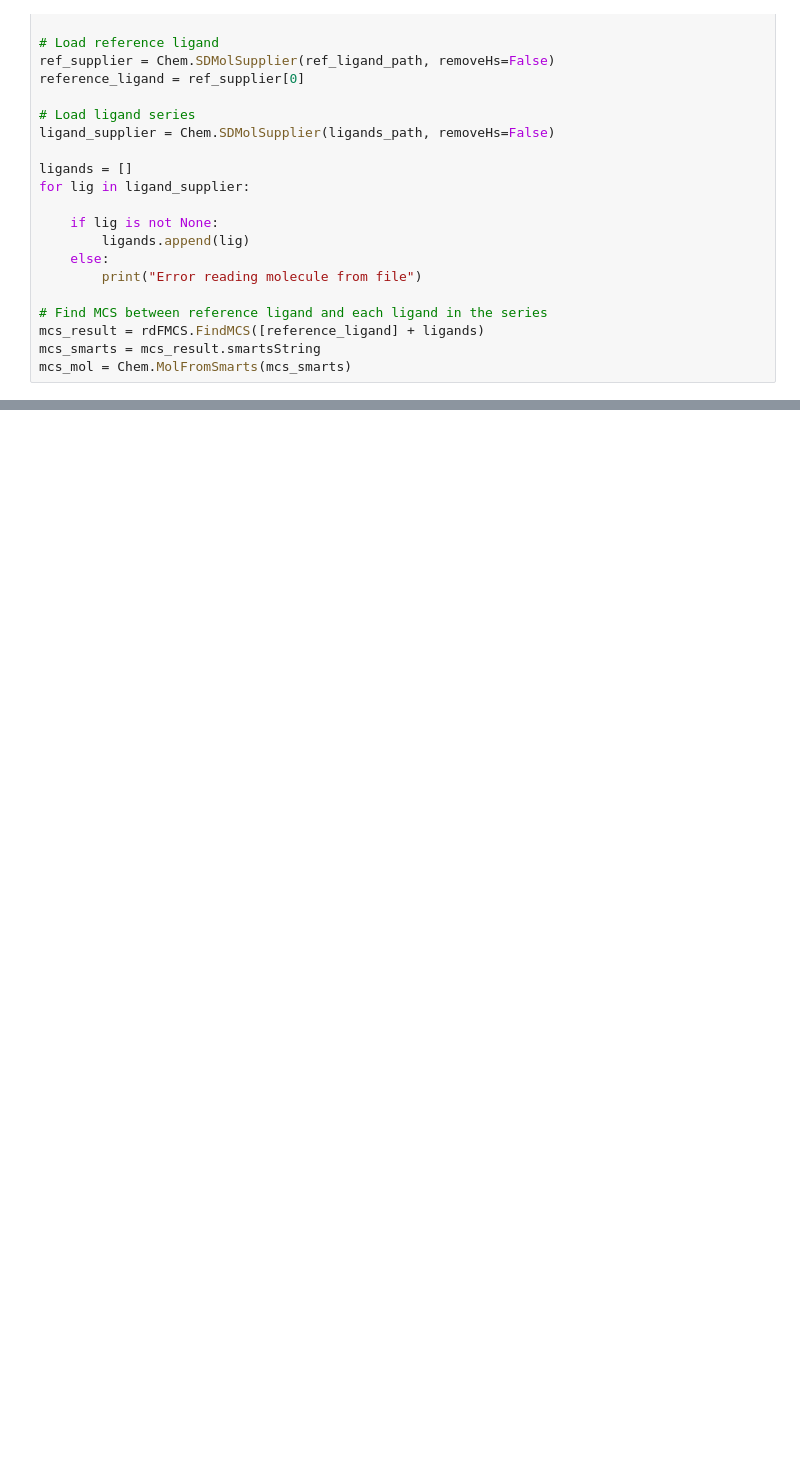
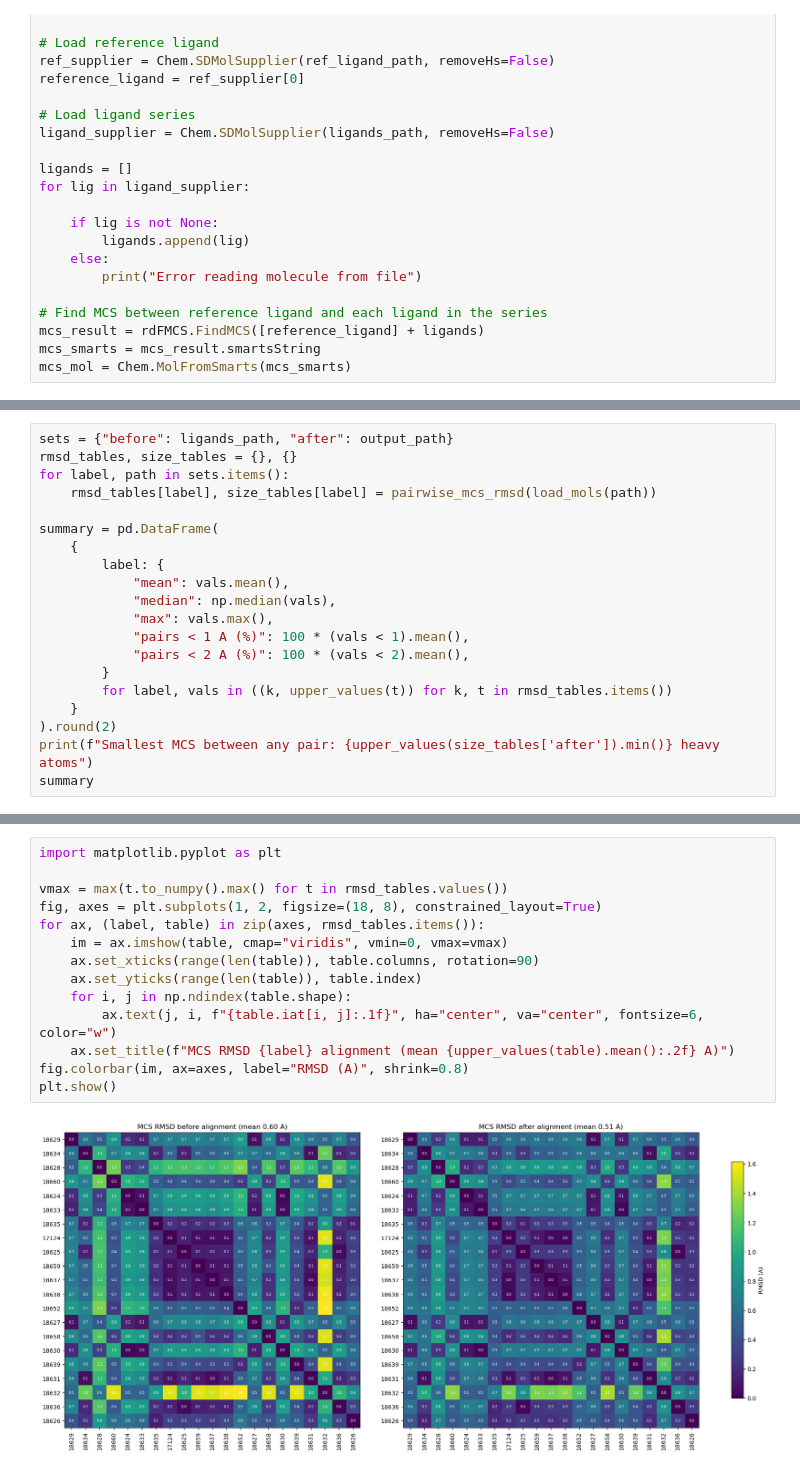
Before and after one commit to NBDsoftware/IndustryBenchmarks2024, a Jupyter notebook: industry_benchmarks/utils/notebooks/align_series.ipynb, the cells around one changed output, grey strips where cells are left out. Drawn from its saved outputs; the diff is of its cells as text; blank space fills up the shorter version.

Commit message:
feat: add alignment analysis

```diff
--- a/industry_benchmarks/utils/notebooks/align_series.ipynb
+++ b/industry_benchmarks/utils/notebooks/align_series.ipynb
@@ -72,0 +140,20 @@ Aligning ligand:  PI3K_compound31
+# %%
+sets = {"before": ligands_path, "after": output_path}
+rmsd_tables, size_tables = {}, {}
+for label, path in sets.items():
+    rmsd_tables[label], size_tables[label] = pairwise_mcs_rmsd(load_mols(path))
+
+summary = pd.DataFrame(
+    {
+        label: {
+            "mean": vals.mean(),
+            "median": np.median(vals),
+            "max": vals.max(),
+            "pairs < 1 A (%)": 100 * (vals < 1).mean(),
+            "pairs < 2 A (%)": 100 * (vals < 2).mean(),
+        }
+        for label, vals in ((k, upper_values(t)) for k, t in rmsd_tables.items())
+    }
+).round(2)
+print(f"Smallest MCS between any pair: {upper_values(size_tables['after']).min()} heavy atoms")
+summary
@@ -72,0 +168,16 @@ Aligning ligand:  PI3K_compound31
+# %%
+import matplotlib.pyplot as plt
+
+vmax = max(t.to_numpy().max() for t in rmsd_tables.values())
+fig, axes = plt.subplots(1, 2, figsize=(18, 8), constrained_layout=True)
+for ax, (label, table) in zip(axes, rmsd_tables.items()):
+    im = ax.imshow(table, cmap="viridis", vmin=0, vmax=vmax)
+    ax.set_xticks(range(len(table)), table.columns, rotation=90)
+    ax.set_yticks(range(len(table)), table.index)
+    for i, j in np.ndindex(table.shape):
+        ax.text(j, i, f"{table.iat[i, j]:.1f}", ha="center", va="center", fontsize=6, color="w")
+    ax.set_title(f"MCS RMSD {label} alignment (mean {upper_values(table).mean():.2f} A)")
+fig.colorbar(im, ax=axes, label="RMSD (A)", shrink=0.8)
+plt.show()
+# %% [output]
+[figure, added]
```
Also changed, not shown: parts of 6 cells of this notebook.
